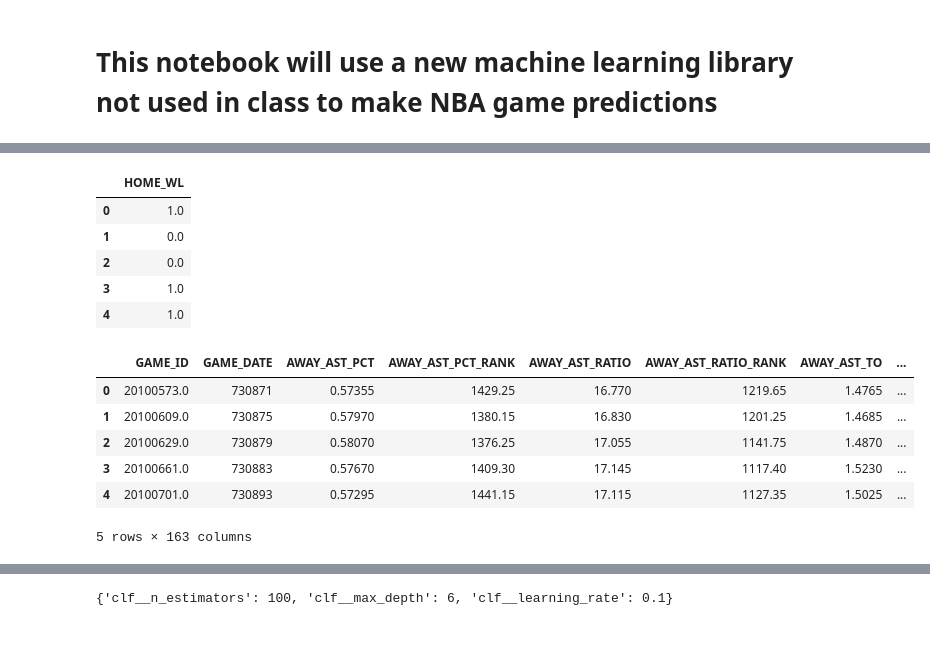
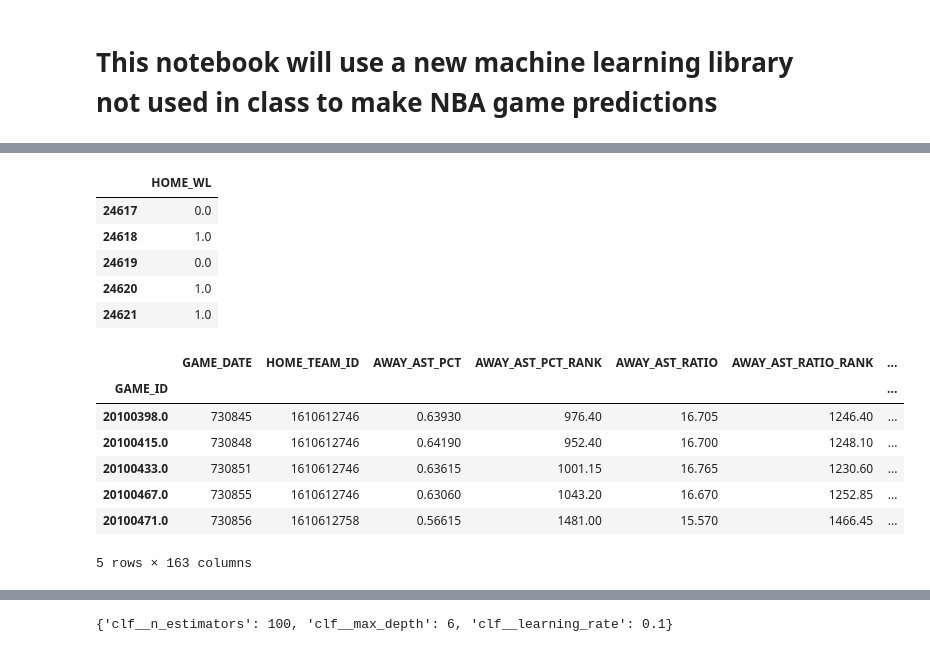
Before and after one commit to shanedsz/Accubet-AI-Deployed, a Jupyter notebook: xgb_nba.ipynb, the cells around one changed output, grey strips where cells are left out. Cells and saved outputs as stored; diff of their text form; code cells hidden in the pictures.

```diff
--- a/xgb_nba.ipynb
+++ b/xgb_nba.ipynb
@@ -17,17 +17,18 @@ from imblearn.metrics import classification_report_imbalanced
 from sklearn.preprocessing import MinMaxScaler
 # %%
 # Reading in game data
-nba_df = pd.read_csv(Path('final_data_lr 3.csv'),parse_dates = ['GAME_DATE'], infer_datetime_format= True)
-# Changing date column to an integer
+nba_df = pd.read_csv(Path('final_data_xgb.csv'),parse_dates = ['GAME_DATE'], infer_datetime_format= True)
+# Changing date and season column to an integer
 nba_df['GAME_DATE'] = nba_df['GAME_DATE'].apply(lambda x: x.toordinal())
 # Resetting the index
 nba_df = nba_df.reset_index()
 # Dropping null values
 nba_df = nba_df.dropna()
 # Dropping unnecessary columns
-nba_df = nba_df.drop(columns= ['index'])
+nba_df = nba_df.drop(columns= ['index','SEASON_YEAR'])
+nba_df = nba_df[nba_df.HOME_WL != 2]
 # Checking dtypes
-nba_df.dtypes
+display(nba_df.dtypes.value_counts())
 # Displaying dataframe
 display(nba_df)
 # %% [output]
@@ -47,24 +51,25 @@ display(nba_df)
 # %%
 # Separate the y variable, the labels
 y = nba_df[['HOME_WL']]
 
 # Separate the X variable, the features
-X = nba_df.drop(columns= ['HOME_WL', 'SEASON_YEAR'])
-display(y.head())
+X = nba_df.drop(columns= ['HOME_WL']).set_index(['GAME_ID'])
+display(y.tail())
 display(X.head())
 # %% [output]
 |  | HOME_WL |
-| 0 | 1.0 |
-| 1 | 0.0 |
-| 2 | 0.0 |
-| 3 | 1.0 |
-| 4 | 1.0 |
+| 24617 | 0.0 |
+| 24618 | 1.0 |
+| 24619 | 0.0 |
+| 24620 | 1.0 |
+| 24621 | 1.0 |
-|  | GAME_ID | GAME_DATE | AWAY_AST_PCT | AWAY_AST_PCT_RANK | AWAY_AST_RATIO | AWAY_AST_RATIO_RANK | AWAY_AST_TO | ... |
-| 0 | 20100573.0 | 730871 | 0.57355 | 1429.25 | 16.770 | 1219.65 | 1.4765 | ... |
-| 1 | 20100609.0 | 730875 | 0.57970 | 1380.15 | 16.830 | 1201.25 | 1.4685 | ... |
-| 2 | 20100629.0 | 730879 | 0.58070 | 1376.25 | 17.055 | 1141.75 | 1.4870 | ... |
-| 3 | 20100661.0 | 730883 | 0.57670 | 1409.30 | 17.145 | 1117.40 | 1.5230 | ... |
-| 4 | 20100701.0 | 730893 | 0.57295 | 1441.15 | 17.115 | 1127.35 | 1.5025 | ... |
+|  | GAME_DATE | HOME_TEAM_ID | AWAY_AST_PCT | AWAY_AST_PCT_RANK | AWAY_AST_RATIO | AWAY_AST_RATIO_RANK | ... |
+| GAME_ID |  |  |  |  |  |  | ... |
+| 20100398.0 | 730845 | 1610612746 | 0.63930 | 976.40 | 16.705 | 1246.40 | ... |
+| 20100415.0 | 730848 | 1610612746 | 0.64190 | 952.40 | 16.700 | 1248.10 | ... |
+| 20100433.0 | 730851 | 1610612746 | 0.63615 | 1001.15 | 16.765 | 1230.60 | ... |
+| 20100467.0 | 730855 | 1610612746 | 0.63060 | 1043.20 | 16.670 | 1252.85 | ... |
+| 20100471.0 | 730856 | 1610612758 | 0.56615 | 1481.00 | 15.570 | 1466.45 | ... |
 5 rows × 163 columns
 # %%
 # Scaling the data using MinMax scaler
```
Also changed, not shown: parts of 9 cells of this notebook, 19 other files.
